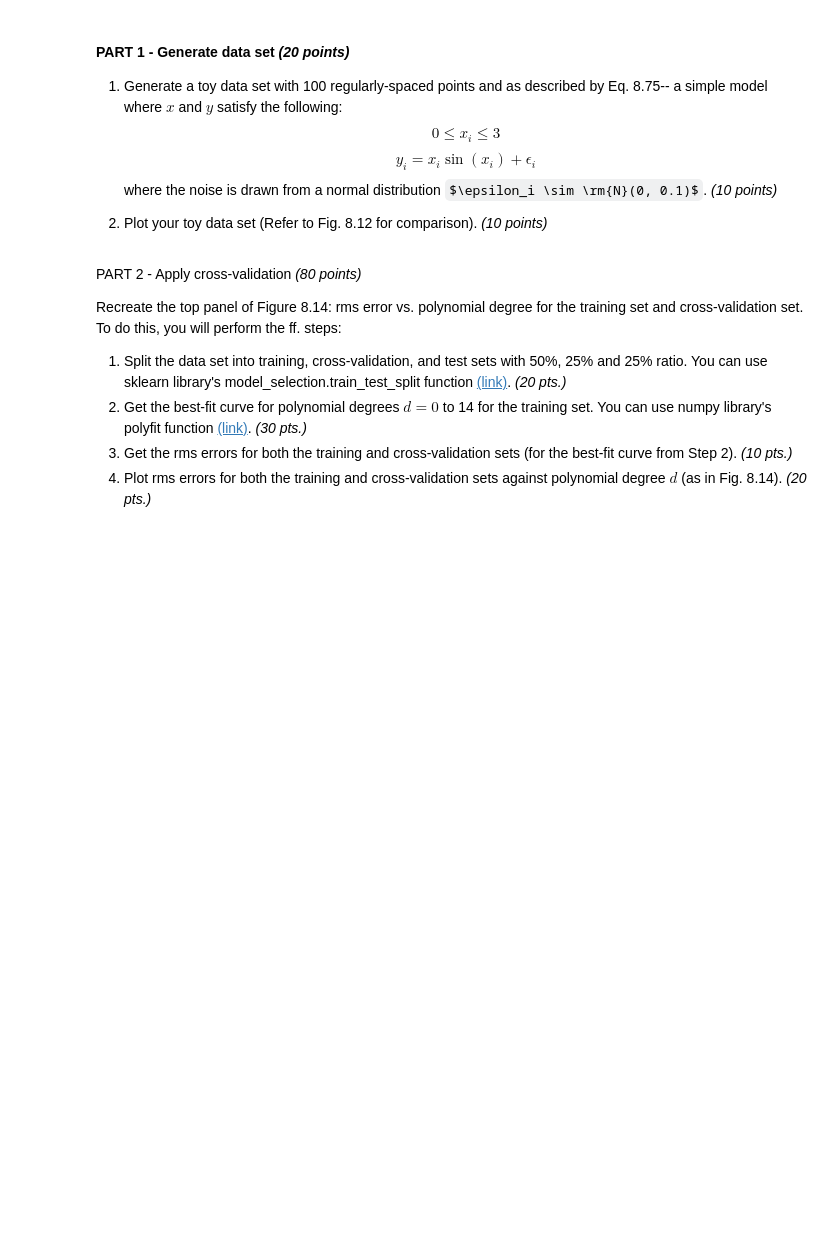
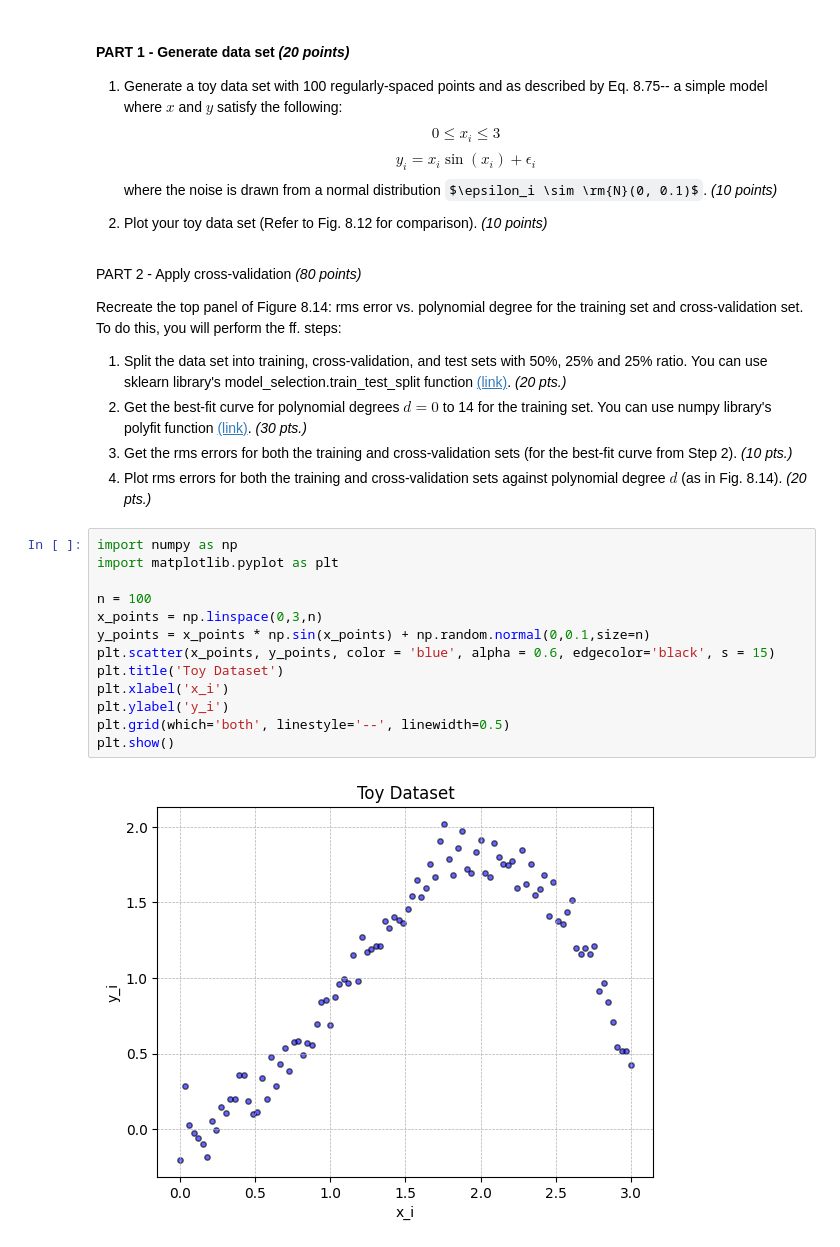
Before and after one commit to aiquiamjot/App_Physics157, a Jupyter notebook: submissions/AP157_lab_assignment_A1.ipynb, the cells around one changed output. Saved outputs shown, nothing was run; the diff lists cells and outputs as text; some formulas as TeX source; blank space fills up the shorter version.

```diff
--- a/submissions/AP157_lab_assignment_A1.ipynb
+++ b/submissions/AP157_lab_assignment_A1.ipynb
@@ -53,3 +49,18 @@ Recreate the top panel of Figure 8.14: rms error vs. polynomial degree for the t
 2. Get the best-fit curve for polynomial degrees $d=0$ to 14 for the training set. You can use numpy library's polyfit function [(link)](https://numpy.org/doc/stable/reference/generated/numpy.polyfit.html). *(30 pts.)*
 3. Get the rms errors for both the training and cross-validation sets (for the best-fit curve from Step 2). *(10 pts.)*
 4. Plot rms errors for both the training and cross-validation sets against polynomial degree $d$ (as in Fig. 8.14). *(20 pts.)*
+# %%
+import numpy as np
+import matplotlib.pyplot as plt
+
+n = 100
+x_points = np.linspace(0,3,n)
+y_points = x_points * np.sin(x_points) + np.random.normal(0,0.1,size=n)
+plt.scatter(x_points, y_points, color = 'blue', alpha = 0.6, edgecolor='black', s = 15)
+plt.title('Toy Dataset')
+plt.xlabel('x_i')
+plt.ylabel('y_i')
+plt.grid(which='both', linestyle='--', linewidth=0.5)
+plt.show()
+# %% [output]
+[figure, added]
```
Also changed, not shown: parts of 9 cells of this notebook.
